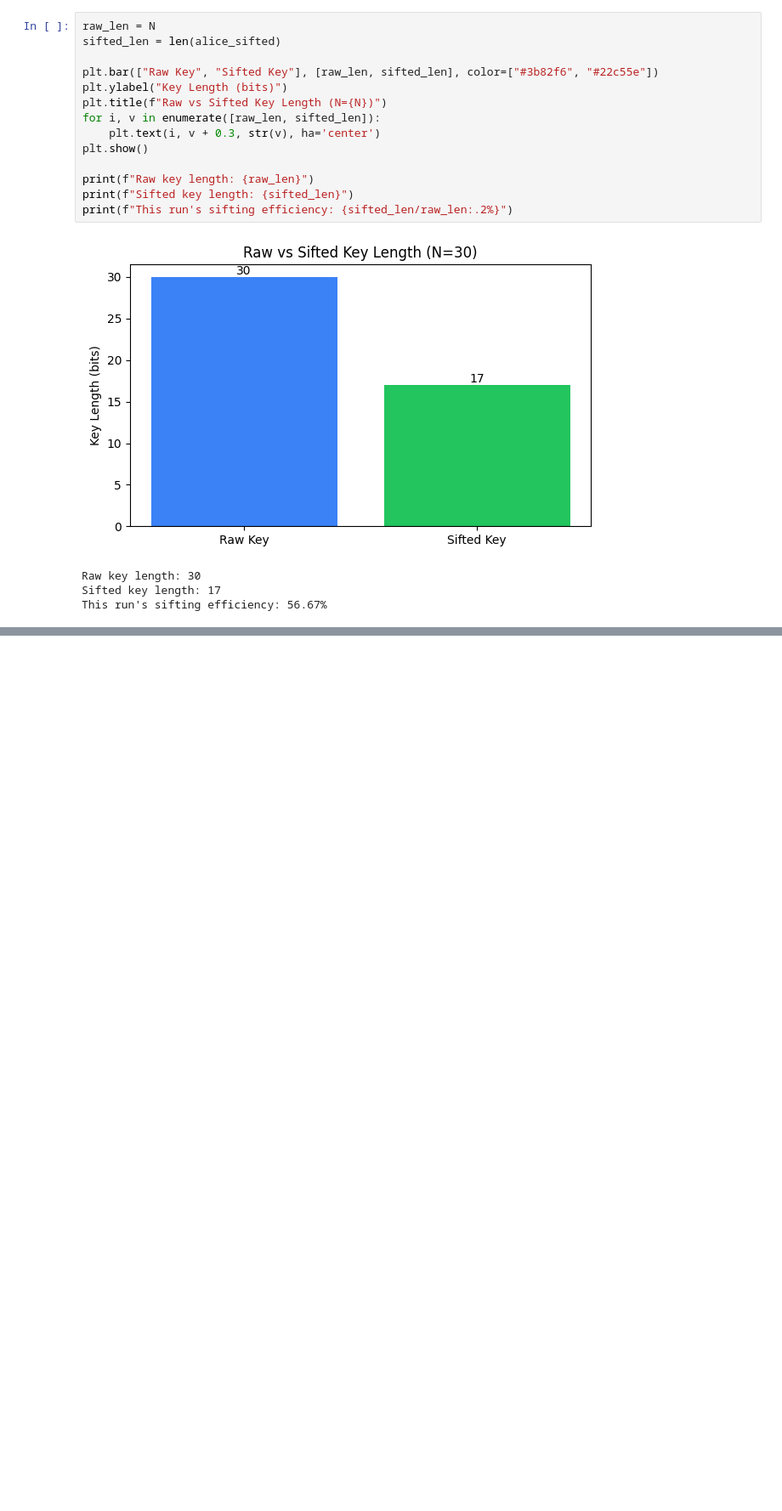
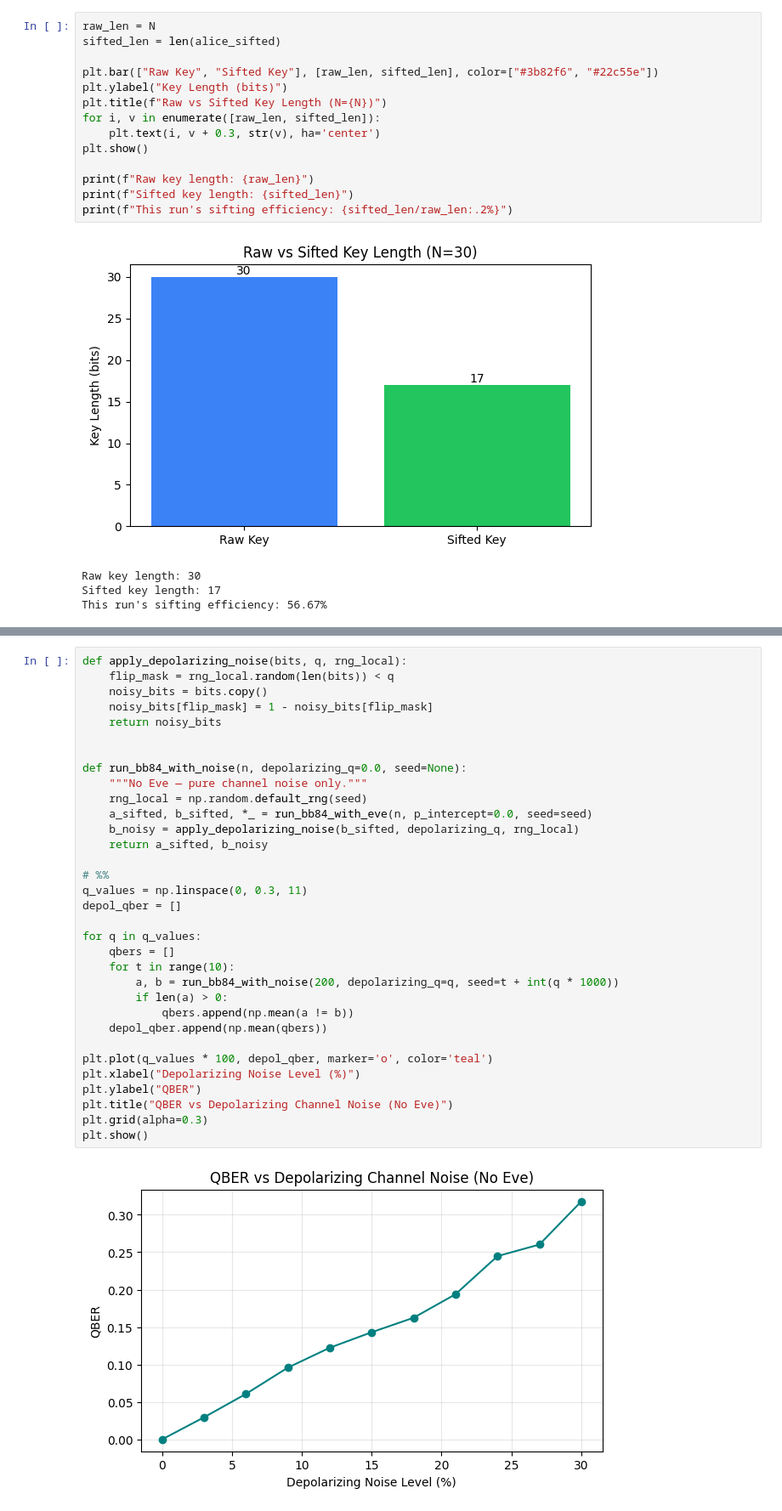
Before and after one commit to mmud/QKD-Alex-Hackathon, a Jupyter notebook: bb84_local.ipynb, the cells around one changed output, grey strips where cells are left out. Shown at 85% size. Cells and saved outputs as stored; diff of their text form; blank space fills up the shorter version.

```diff
--- a/bb84_local.ipynb
+++ b/bb84_local.ipynb
@@ -232,0 +342,35 @@ This run's sifting efficiency: 56.67%
+# %%
+def apply_depolarizing_noise(bits, q, rng_local):
+    flip_mask = rng_local.random(len(bits)) < q
+    noisy_bits = bits.copy()
+    noisy_bits[flip_mask] = 1 - noisy_bits[flip_mask]
+    return noisy_bits
+
+
+def run_bb84_with_noise(n, depolarizing_q=0.0, seed=None):
+    """No Eve — pure channel noise only."""
+    rng_local = np.random.default_rng(seed)
+    a_sifted, b_sifted, *_ = run_bb84_with_eve(n, p_intercept=0.0, seed=seed)
+    b_noisy = apply_depolarizing_noise(b_sifted, depolarizing_q, rng_local)
+    return a_sifted, b_noisy
+
+# %%
+q_values = np.linspace(0, 0.3, 11)
+depol_qber = []
+
+for q in q_values:
+    qbers = []
+    for t in range(10):
+        a, b = run_bb84_with_noise(200, depolarizing_q=q, seed=t + int(q * 1000))
+        if len(a) > 0:
+            qbers.append(np.mean(a != b))
+    depol_qber.append(np.mean(qbers))
+
+plt.plot(q_values * 100, depol_qber, marker='o', color='teal')
+plt.xlabel("Depolarizing Noise Level (%)")
+plt.ylabel("QBER")
+plt.title("QBER vs Depolarizing Channel Noise (No Eve)")
+plt.grid(alpha=0.3)
+plt.show()
+# %% [output]
+[figure, added]
```
Also changed, not shown: parts of 17 cells of this notebook.
